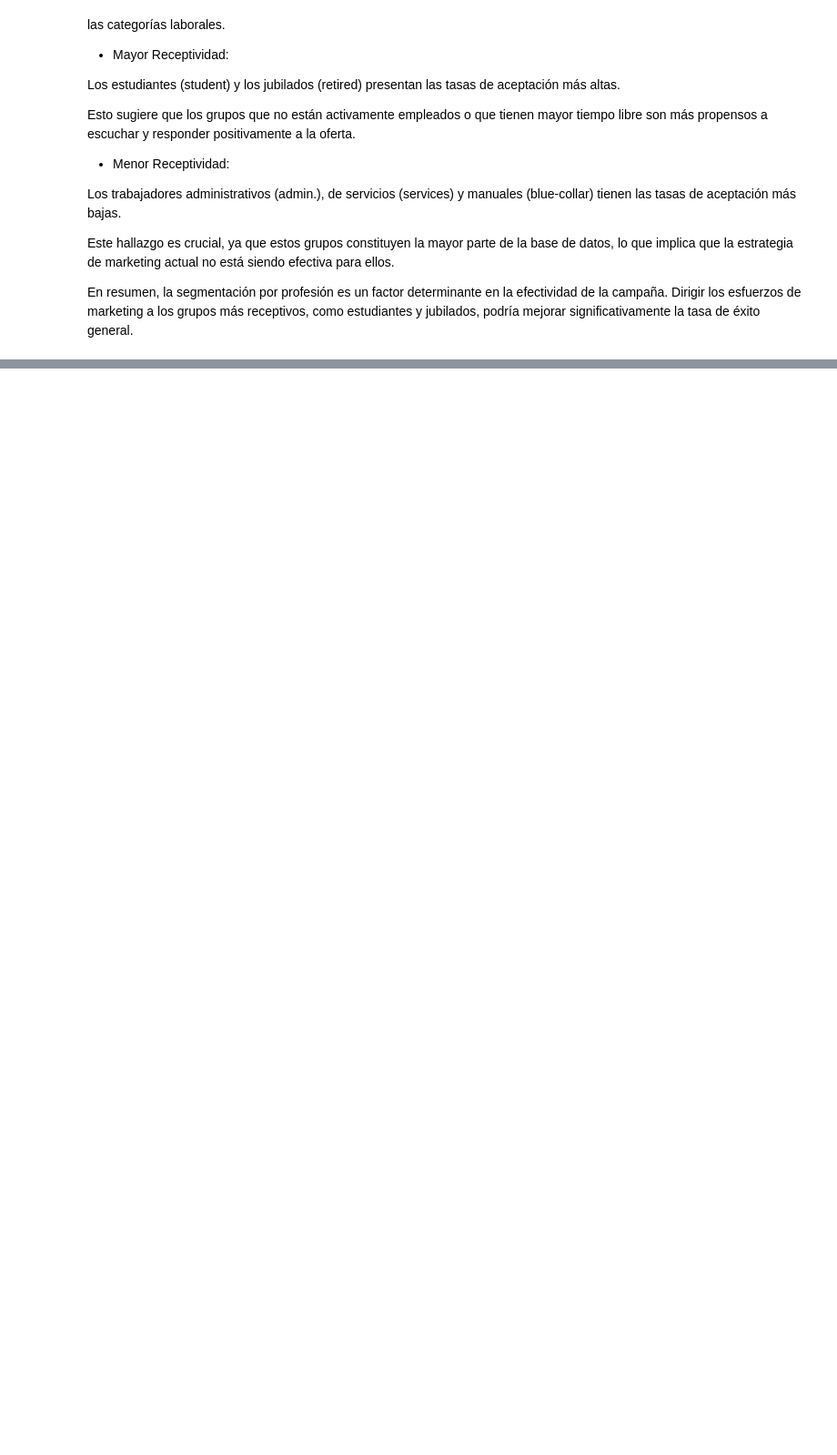
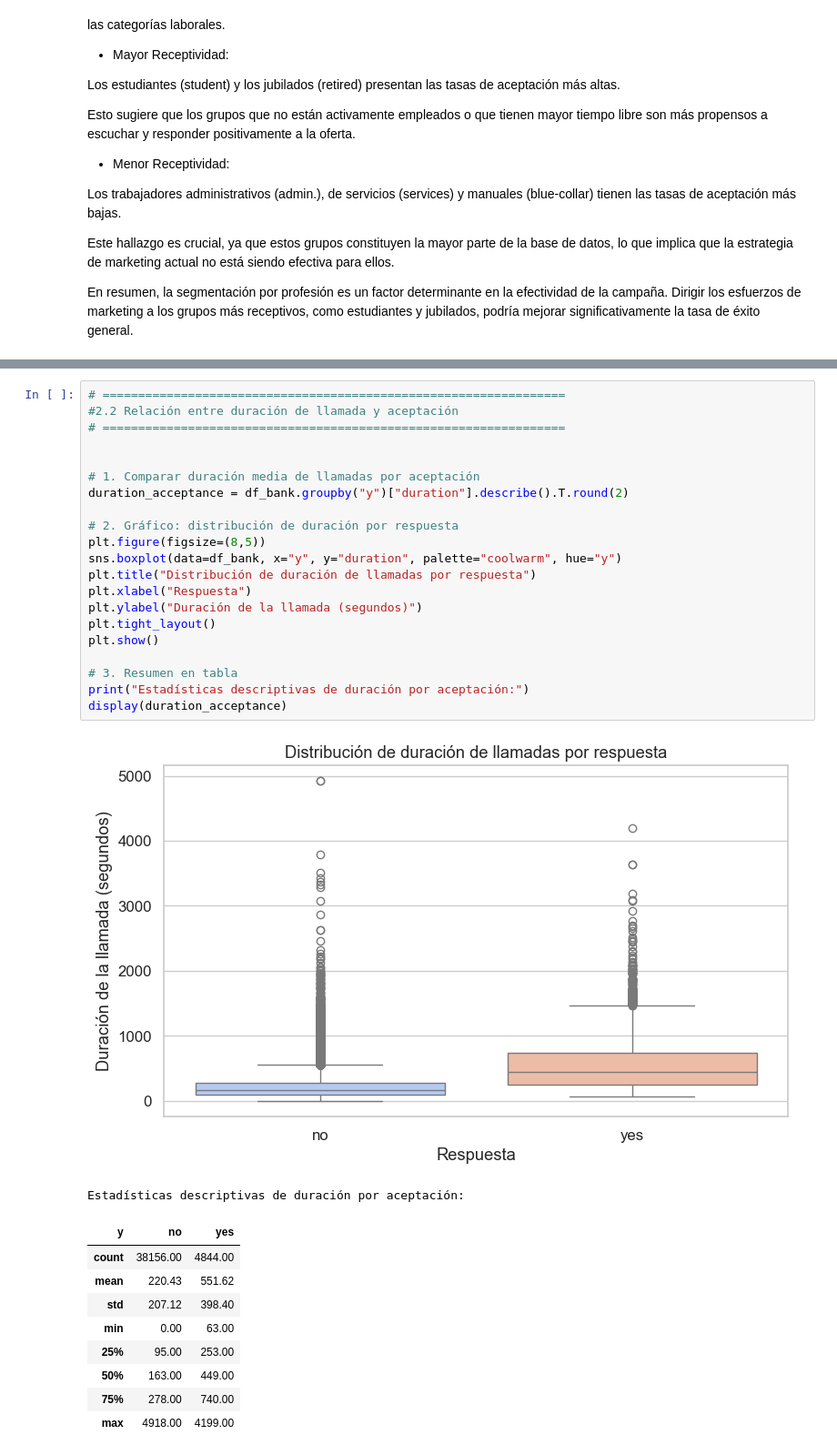
Before and after one commit to hugoperezromero81/Proyecto_Python_data, a Jupyter notebook: notebook/03_EDA_exploratorio.ipynb, the cells around one changed output, grey strips where cells are left out. Shown at 91% size. Cells and saved outputs as stored; diff of their text form; blank space fills up the shorter version.

```diff
--- a/notebook/03_EDA_exploratorio.ipynb
+++ b/notebook/03_EDA_exploratorio.ipynb
@@ -198,0 +325,33 @@ En resumen, la segmentación por profesión es un factor determinante en la efec
+# %%
+# =================================================================
+#2.2 Relación entre duración de llamada y aceptación
+# =================================================================
+
+
+# 1. Comparar duración media de llamadas por aceptación
+duration_acceptance = df_bank.groupby("y")["duration"].describe().T.round(2)
+
+# 2. Gráfico: distribución de duración por respuesta
+plt.figure(figsize=(8,5))
+sns.boxplot(data=df_bank, x="y", y="duration", palette="coolwarm", hue="y")
+plt.title("Distribución de duración de llamadas por respuesta")
+plt.xlabel("Respuesta")
+plt.ylabel("Duración de la llamada (segundos)")
+plt.tight_layout()
+plt.show()
+
+# 3. Resumen en tabla
+print("Estadísticas descriptivas de duración por aceptación:")
+display(duration_acceptance)
+# %% [output]
+[figure, added]
+Estadísticas descriptivas de duración por aceptación:
+| y | no | yes |
+| count | 38156.00 | 4844.00 |
+| mean | 220.43 | 551.62 |
+| std | 207.12 | 398.40 |
+| min | 0.00 | 63.00 |
+| 25% | 95.00 | 253.00 |
+| 50% | 163.00 | 449.00 |
+| 75% | 278.00 | 740.00 |
+| max | 4918.00 | 4199.00 |
```
Also changed, not shown: parts of 31 cells of this notebook, 3 other files.
